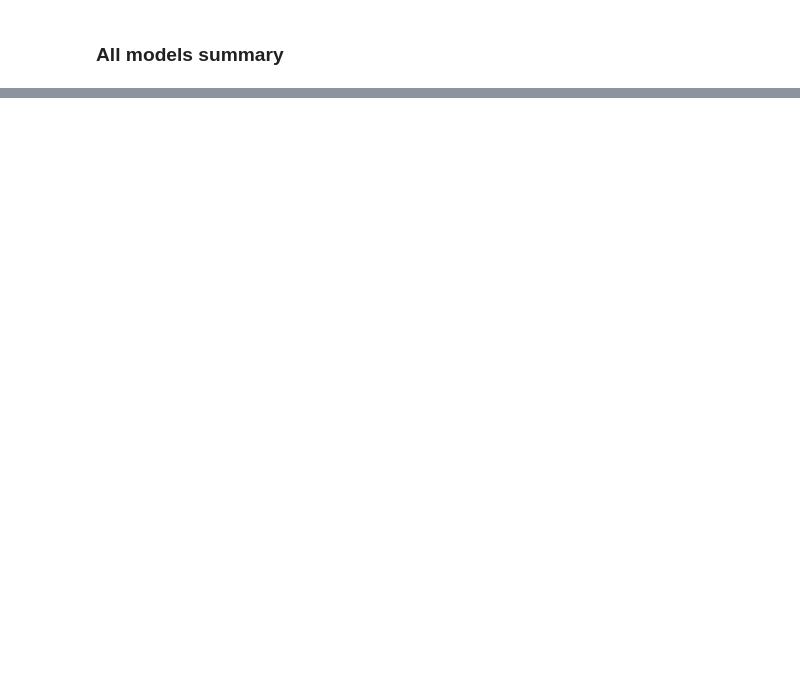
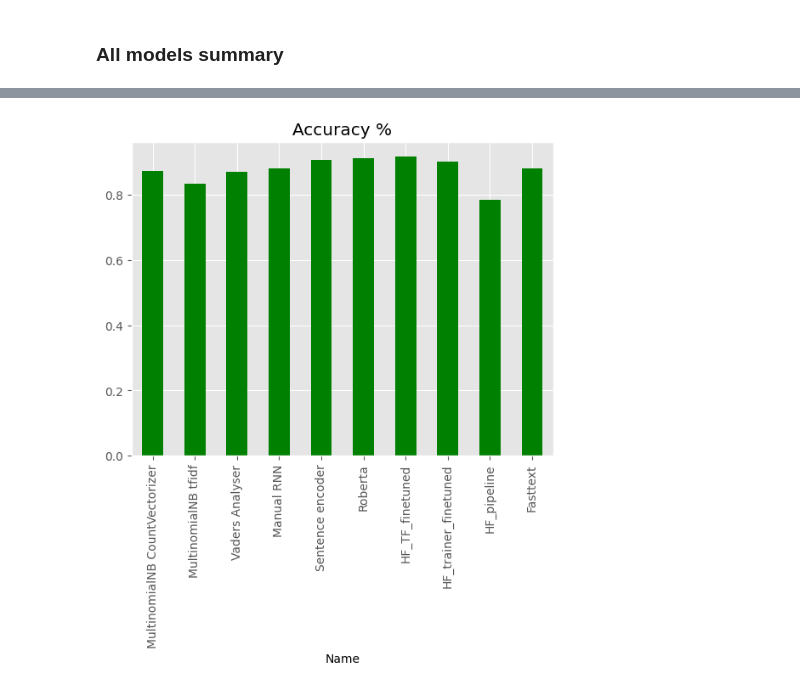
Before and after one commit to CalesSla/NLP_Sentiment_Analysis_mini_projects_V2, a Jupyter notebook: yelp_reviews_model_selection.ipynb, the cells around one changed output, grey strips where cells are left out. Drawn from its saved outputs; the diff is of its cells as text; code cells hidden in the pictures; blank space fills up the shorter version.

```diff
--- a/yelp_reviews_model_selection.ipynb
+++ b/yelp_reviews_model_selection.ipynb
@@ -980,0 +987,7 @@ plt.legend().remove()
+# %%
+# Accuracy
+df.plot(kind='bar', x='Name', y='Accuracy score', color = 'green')
+plt.title("Accuracy %")
+plt.legend().remove()
+# %% [output]
+[figure, added]
```
Also changed, not shown: parts of 23 cells of this notebook, 4 other files.
